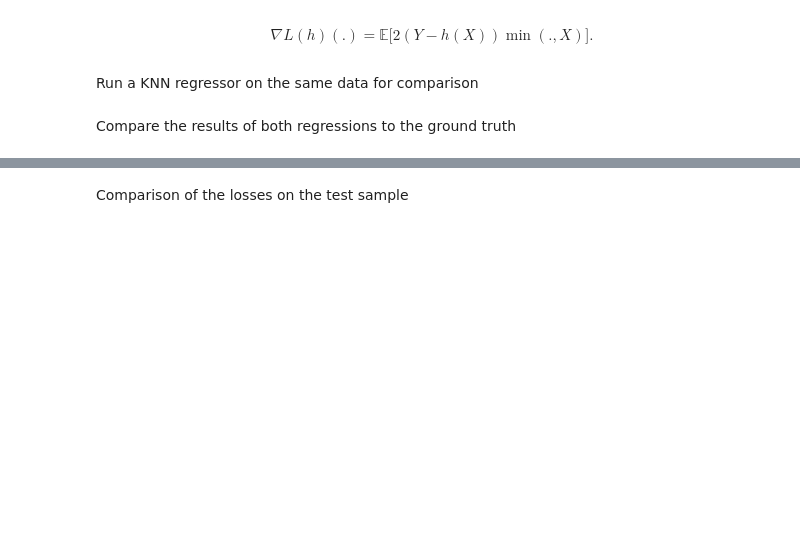
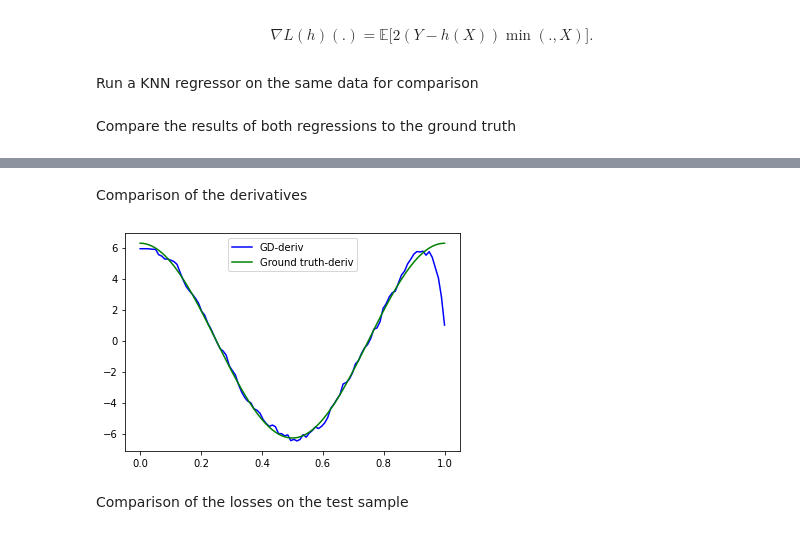
Before and after one commit to ElMehdiHaress/MalliavinRegression, a Jupyter notebook: MalliavinDescent.ipynb, the cells around one changed output, grey strips where cells are left out. Saved outputs shown, nothing was run; the diff lists cells and outputs as text; code cells hidden in the pictures; blank space fills up the shorter version.

```diff
--- a/MalliavinDescent.ipynb
+++ b/MalliavinDescent.ipynb
@@ -171,3 +171,15 @@ plt.show()
+# %% [markdown]
+Comparison of the derivatives
+# %%
+from scipy.misc import derivative
+y_pred_deriv = [derivative(f, x, dx = 1e-6, args=(F_train,f0,X_train,Y_train,n_iter, step)) for x in tqdm(sorted_X_test) ]
+y = [derivative(payoff, x, dx = 1e-6) for x in sorted_X_test ]
+plt.plot(sorted_X_test,y_pred_deriv, label='GD-deriv', color='b')
+plt.plot(sorted_X_test,y, label='Ground truth-deriv', color='g')
+plt.legend()
+plt.show()
+# %% [output]
+[figure, added]
 # %% [markdown]
 Comparison of the losses on the test sample
 # %%
```
Also changed, not shown: parts of 7 cells of this notebook.
